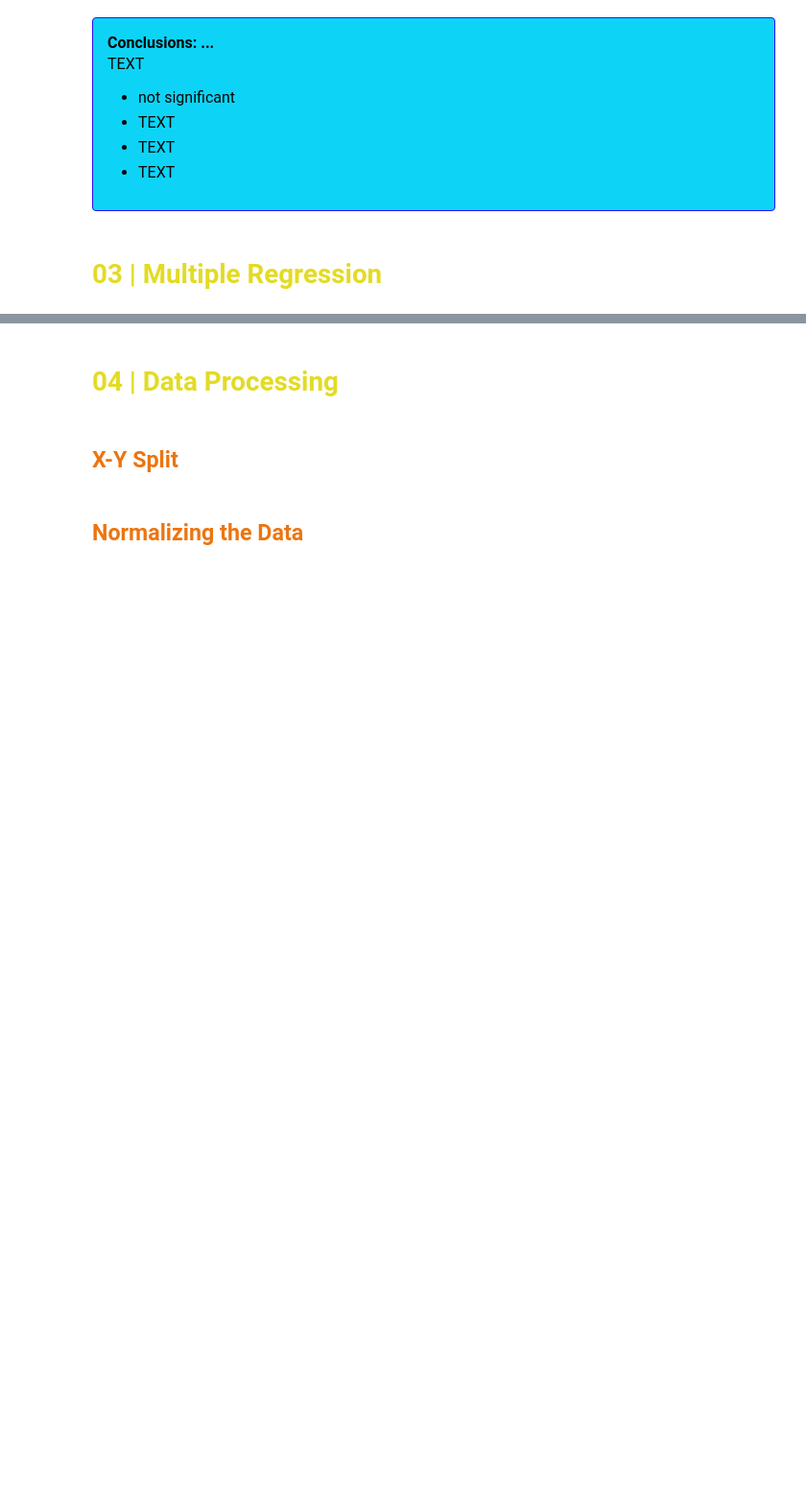
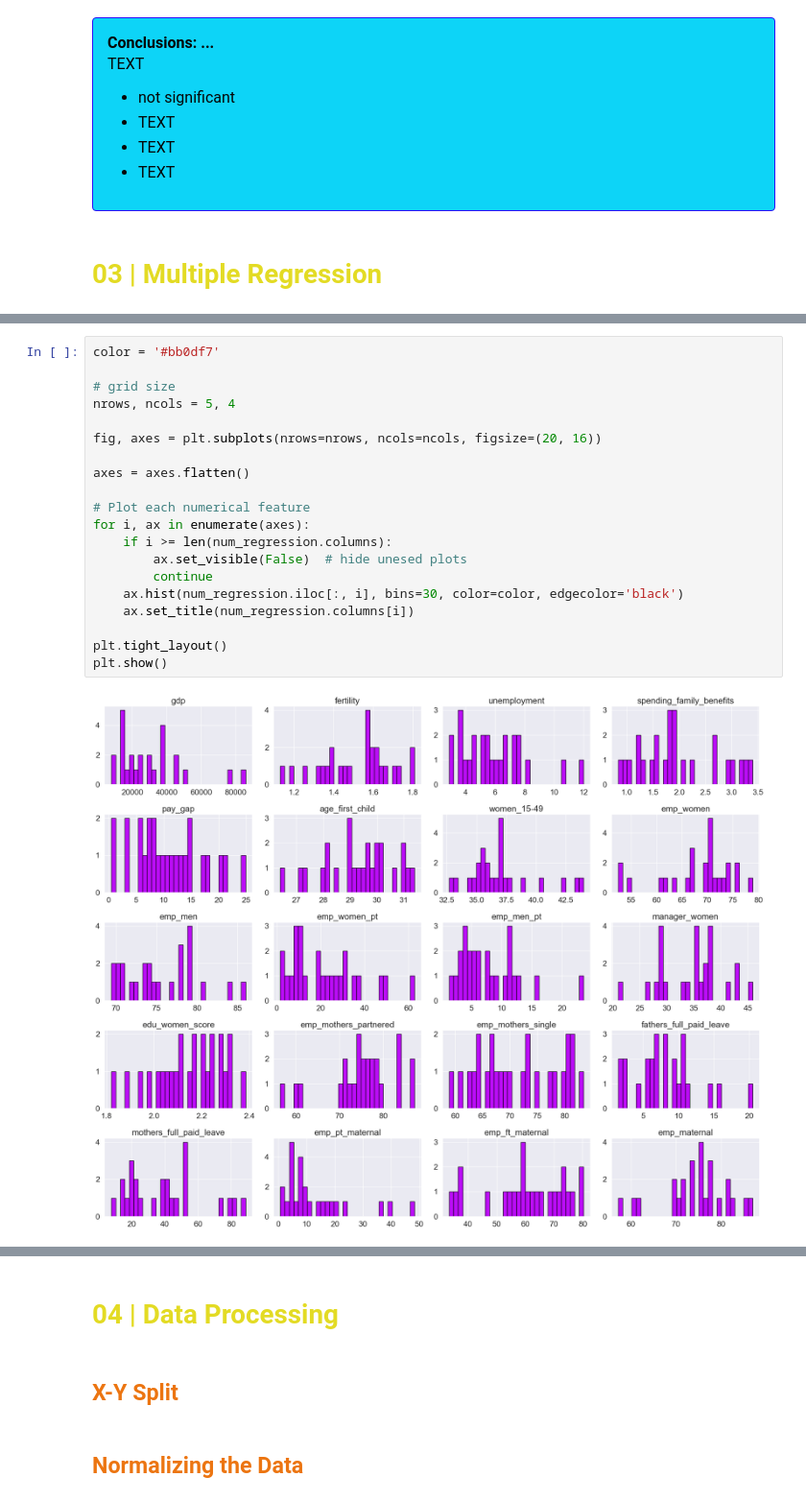
Before and after one commit to Paula0923/maternal-employment, a Jupyter notebook: inferential-maternal-employment.ipynb, the cells around one changed output, grey strips where cells are left out. Shown at 96% size. Saved outputs shown, nothing was run; the diff lists cells and outputs as text; blank space fills up the shorter version.

```diff
--- a/inferential-maternal-employment.ipynb
+++ b/inferential-maternal-employment.ipynb
@@ -379,0 +456,22 @@ Notes:
+# %%
+color = '#bb0df7'
+
+# grid size
+nrows, ncols = 5, 4
+
+fig, axes = plt.subplots(nrows=nrows, ncols=ncols, figsize=(20, 16))
+
+axes = axes.flatten()
+
+# Plot each numerical feature
+for i, ax in enumerate(axes):
+    if i >= len(num_regression.columns):
+        ax.set_visible(False)  # hide unesed plots
+        continue
+    ax.hist(num_regression.iloc[:, i], bins=30, color=color, edgecolor='black')
+    ax.set_title(num_regression.columns[i])
+
+plt.tight_layout()
+plt.show()
+# %% [output]
+[figure, added]
```
Also changed, not shown: parts of 20 cells of this notebook, 5 other files.
